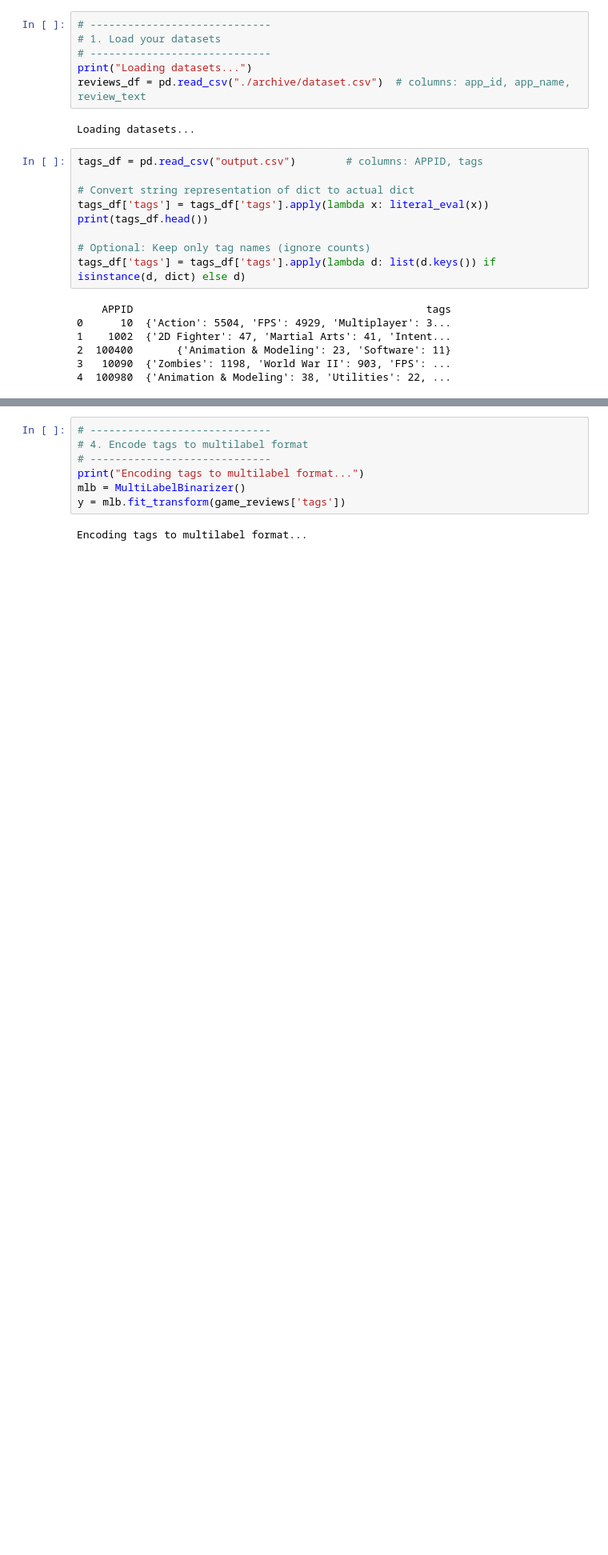
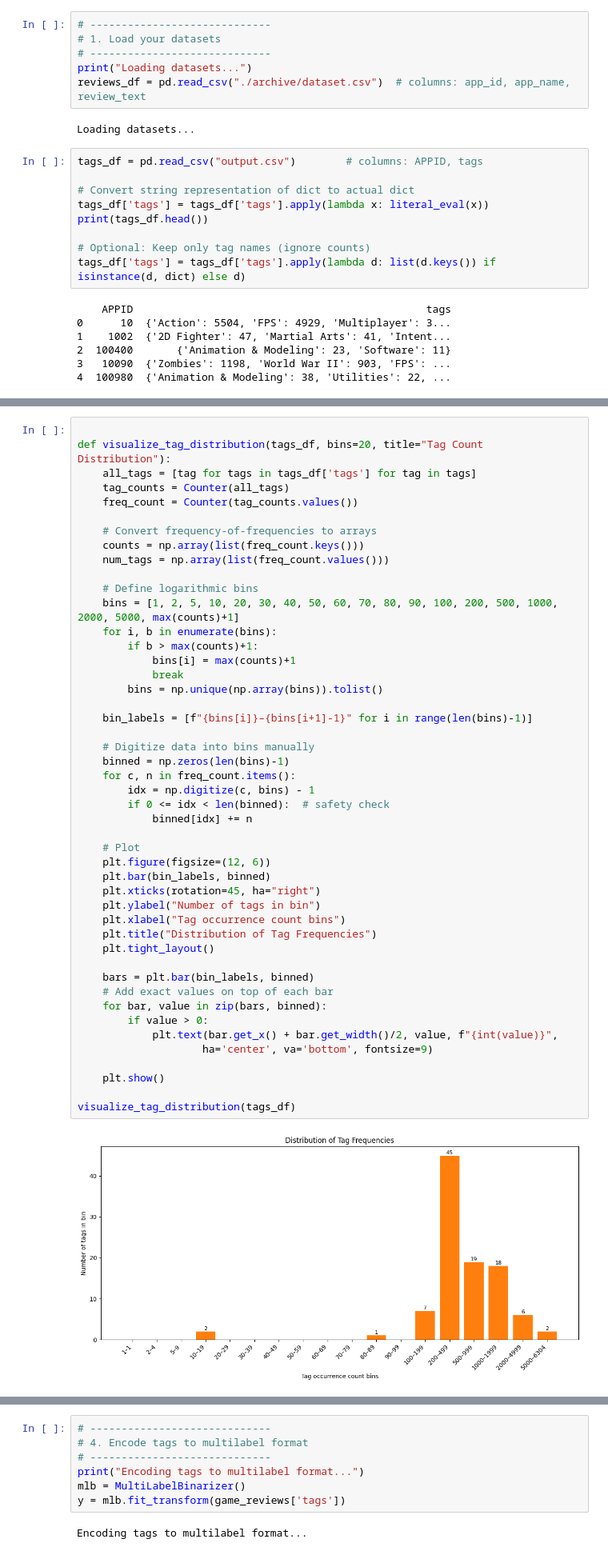
Before and after one commit to JorisVlaar/NLP_Project_Group_36, a Jupyter notebook: project2.ipynb, the cells around one changed output, grey strips where cells are left out. Shown: that part at 80% size. Saved outputs shown, nothing was run; the diff lists cells and outputs as text; blank space fills up the shorter version.

```diff
--- a/project2.ipynb
+++ b/project2.ipynb
@@ -37 +87,50 @@ tags_df['tags'] = tags_df['tags'].apply(lambda d: list(d.keys()) if isinstance(d
+# %%
+
+def visualize_tag_distribution(tags_df, bins=20, title="Tag Count Distribution"):
+    all_tags = [tag for tags in tags_df['tags'] for tag in tags]
+    tag_counts = Counter(all_tags)
+    freq_count = Counter(tag_counts.values())
+
+    # Convert frequency-of-frequencies to arrays
+    counts = np.array(list(freq_count.keys()))
+    num_tags = np.array(list(freq_count.values()))
+
+    # Define logarithmic bins
+    bins = [1, 2, 5, 10, 20, 30, 40, 50, 60, 70, 80, 90, 100, 200, 500, 1000, 2000, 5000, max(counts)+1]
+    for i, b in enumerate(bins):
+        if b > max(counts)+1:
+            bins[i] = max(counts)+1
+            break
+        bins = np.unique(np.array(bins)).tolist()
+
+    bin_labels = [f"{bins[i]}–{bins[i+1]-1}" for i in range(len(bins)-1)]
+
+    # Digitize data into bins manually
+    binned = np.zeros(len(bins)-1)
+    for c, n in freq_count.items():
+        idx = np.digitize(c, bins) - 1
+        if 0 <= idx < len(binned):  # safety check
+            binned[idx] += n
+
+    # Plot
+    plt.figure(figsize=(12, 6))
+    plt.bar(bin_labels, binned)
+    plt.xticks(rotation=45, ha="right")
+    plt.ylabel("Number of tags in bin")
+    plt.xlabel("Tag occurrence count bins")
+    plt.title("Distribution of Tag Frequencies")
+    plt.tight_layout()
+
+    bars = plt.bar(bin_labels, binned)
+    # Add exact values on top of each bar
+    for bar, value in zip(bars, binned):
+        if value > 0:
+            plt.text(bar.get_x() + bar.get_width()/2, value, f"{int(value)}",
+                    ha='center', va='bottom', fontsize=9)
+
+    plt.show()
+
+visualize_tag_distribution(tags_df)
+# %% [output]
+[figure, added]
 # %%
```
Also changed, not shown: parts of 30 cells of this notebook, 8 other files.
